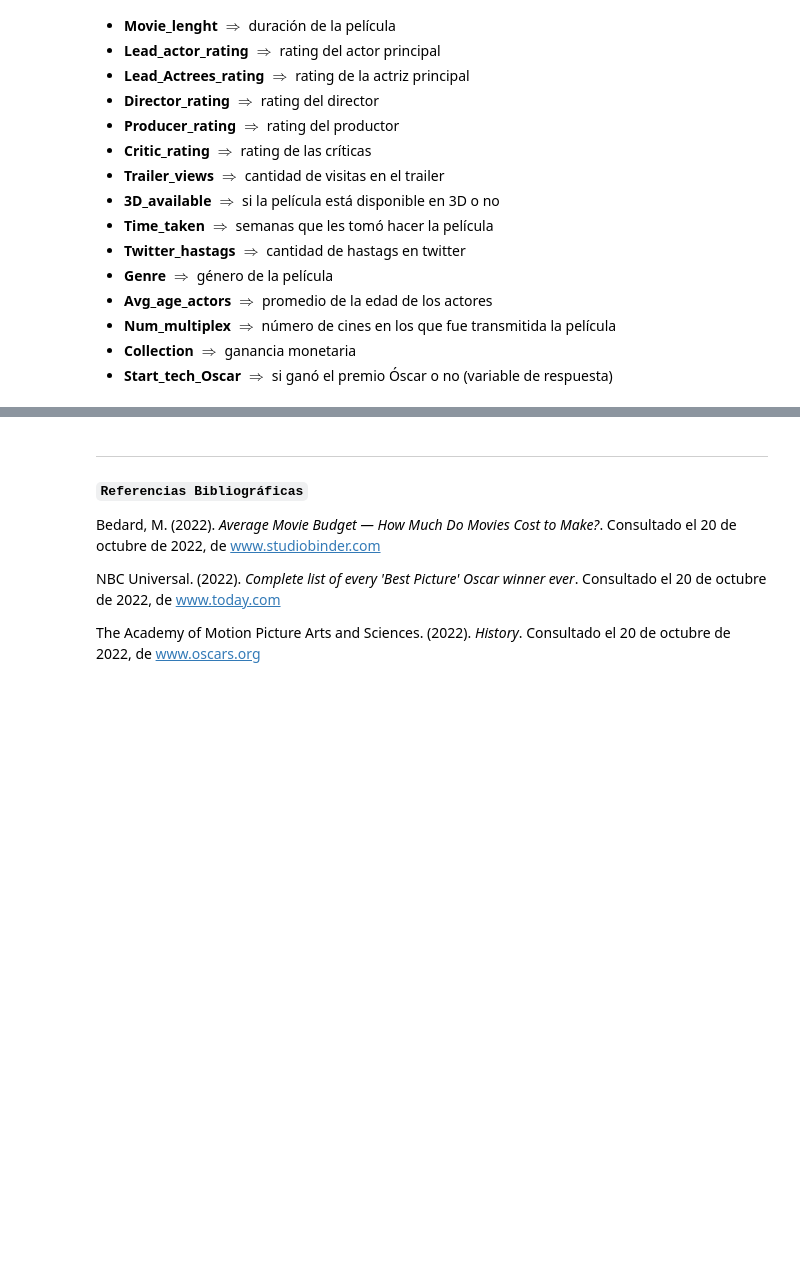
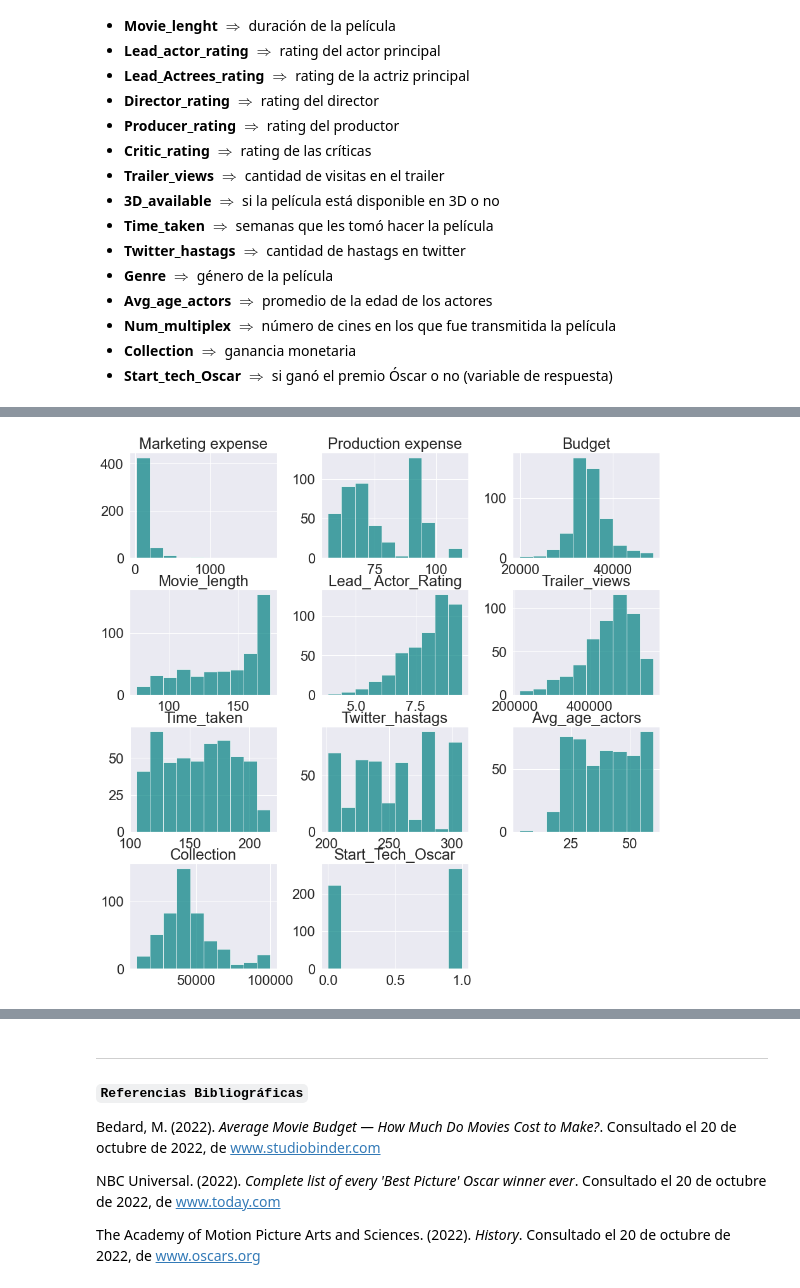
Before and after one commit to paucardenasg/Proyecto_Final_PCD, a Jupyter notebook: AndTheOscarGoesTo.ipynb, the cells around one changed output, grey strips where cells are left out. Saved outputs shown, nothing was run; the diff lists cells and outputs as text; code cells hidden in the pictures; blank space fills up the shorter version.

```diff
--- a/AndTheOscarGoesTo.ipynb
+++ b/AndTheOscarGoesTo.ipynb
@@ -45,0 +171,4 @@ Se trabajará con un conjunto de datos con información de distintas películas
+# %%
+data = data[data.Time_taken>100]
+data = data[data.Twitter_hastags<400]
+data.head()
@@ -45,0 +182,5 @@ Se trabajará con un conjunto de datos con información de distintas películas
+# %%
+data.hist(color= 'teal', alpha= 0.7, bins= 10, figsize= (15, 15))
+plt.show()
+# %% [output]
+[figure, added]
```
Also changed, not shown: parts of 43 cells of this notebook.
